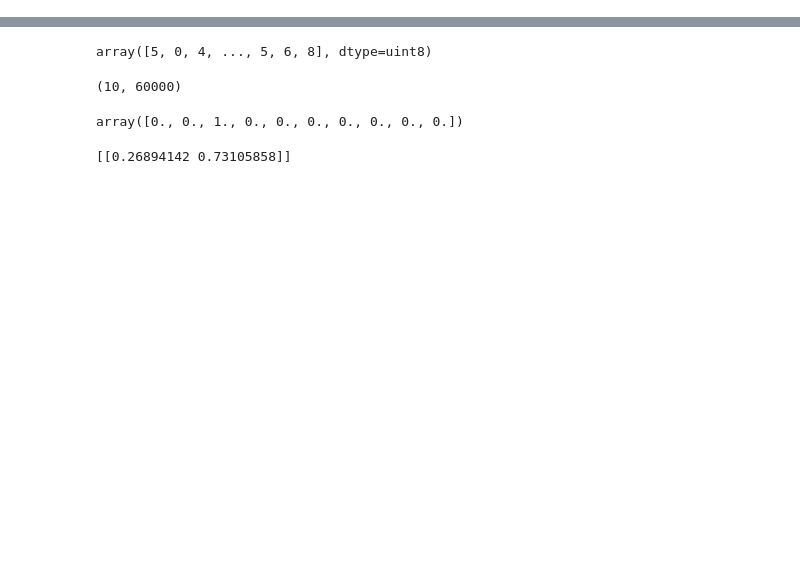
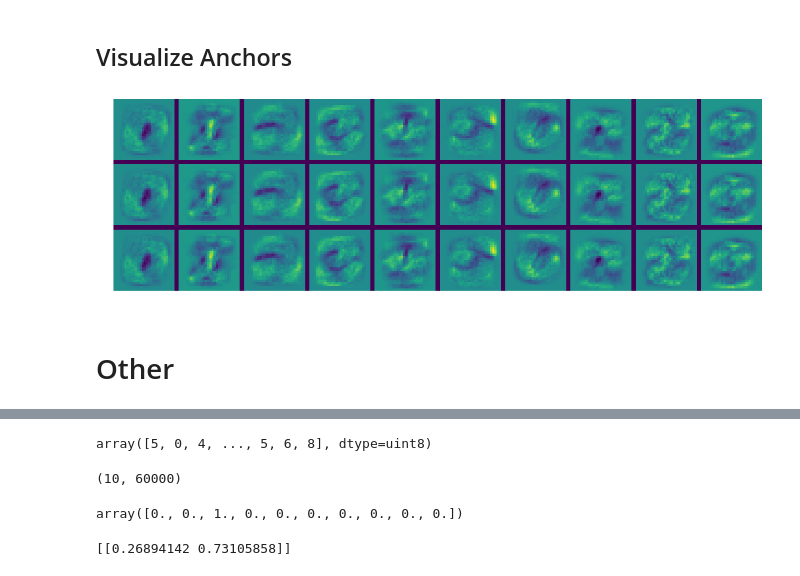
Before and after one commit to chrismbryant/anchor-vector-optimization, a Jupyter notebook: anchors_multi-class.ipynb, the cells around one changed output, grey strips where cells are left out. Drawn from its saved outputs; the diff is of its cells as text; code cells hidden in the pictures; blank space fills up the shorter version.

```diff
--- a/anchors_multi-class.ipynb
+++ b/anchors_multi-class.ipynb
@@ -13,0 +320,43 @@ from time import time
+# %% [markdown]
+## Visualize Anchors
+# %%
+def v_concat(M, buffer=3):
+
+    a, n_h, n_v = M.shape
+    buffer_array = np.zeros((buffer, n_h))
+
+    result = M[0]
+    i = 0
+    while i + 1 < a:
+        result = np.concatenate([result, buffer_array, M[i + 1]], axis = 0)
+        i += 1
+    return result
+
+
+def combine(A, buffer=3):
+
+    k, p, n_h, n_v = A.shape
+    buffer_array = np.zeros((buffer*(p - 1) + p*n_h, buffer))
+
+    result = v_concat(A[0], buffer = buffer)
+
+    i = 0
+    while i + 1 < k:
+        result = np.concatenate([result, buffer_array, v_concat(A[i + 1], buffer = buffer)], axis = 1)
+        i += 1
+    return result
+
+##### ------------------------------------------ #####
+
+A_params = np.reshape(params["A"], (10, 3, 28, 28))
+anchors = A_params - np.min(A_params)
+
+fig = plt.figure(figsize = (20, 20))
+ax = fig.add_subplot(1, 1, 1)
+ax.imshow(combine(anchors, buffer = 2))
+ax.axis("off")
+plt.show()
+# %% [output]
+[figure, added]
+# %% [markdown]
+# Other
```
Also changed, not shown: parts of 33 cells of this notebook.
